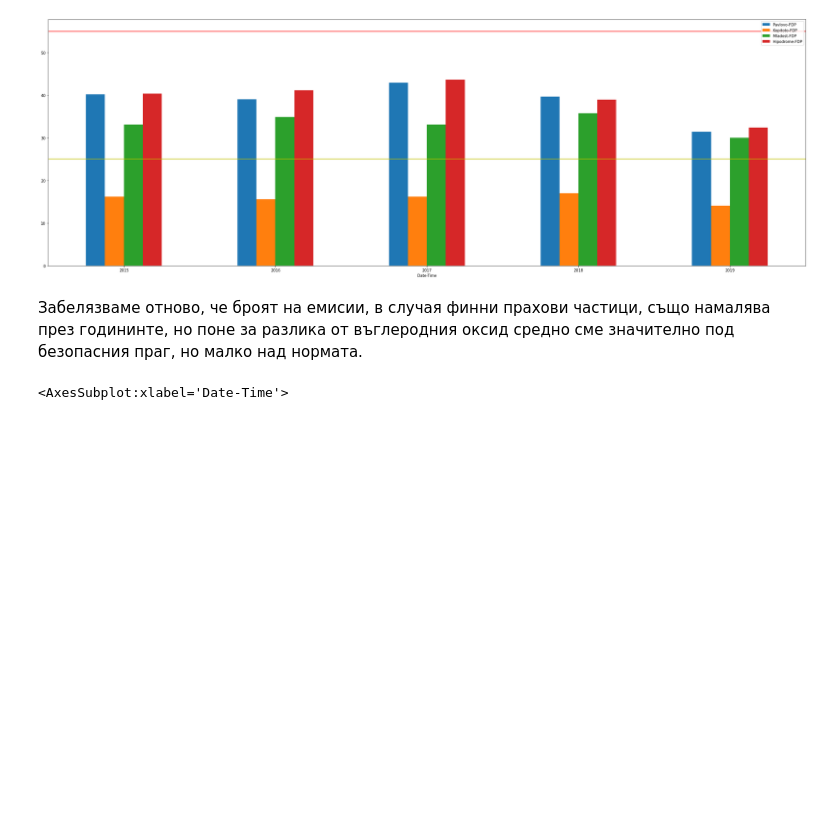
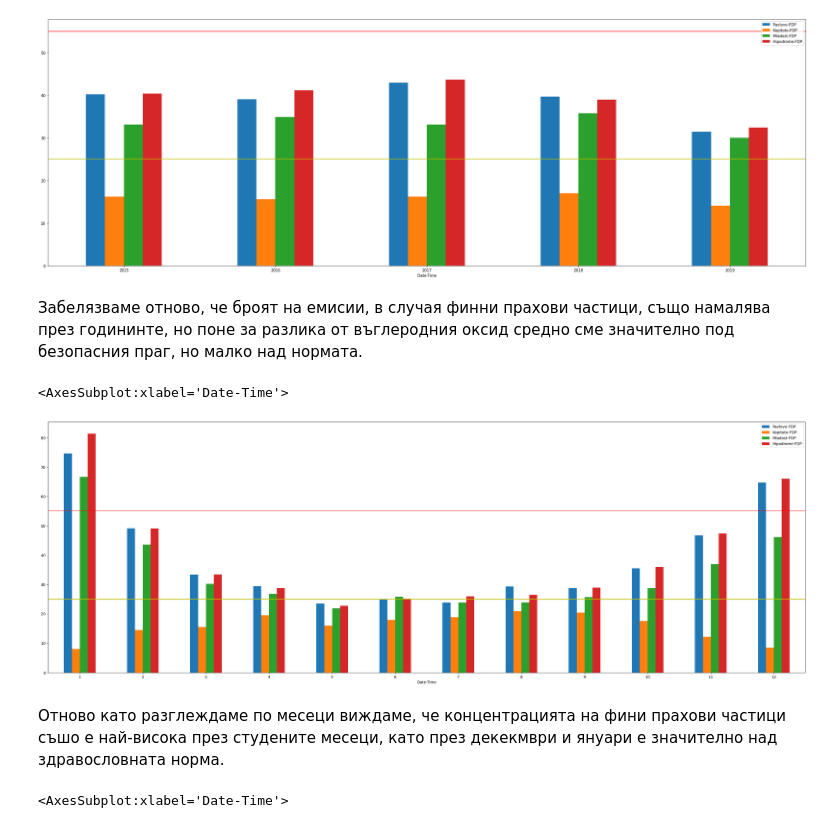
Before and after one commit to TsvetoslavVasev/BIgDataCourseProject, a Jupyter notebook: SofiaAirQuality.ipynb, the cells around one changed output. Saved outputs shown, nothing was run; the diff lists cells and outputs as text; code cells hidden in the pictures; blank space fills up the shorter version.

```diff
--- a/SofiaAirQuality.ipynb
+++ b/SofiaAirQuality.ipynb
@@ -545,6 +552,16 @@ air_quality_df.groupby(air_quality_df["Date-Time"].dt.year)["Pavlovo-FDP", "Kopi
 [figure]
 # %% [markdown]
 Забелязваме отново, че броят на емисии, в случая финни прахови частици, също намалява през годининте, но поне за разлика от въглеродния оксид средно сме значително под безопасния праг, но малко над нормата.
+# %%
+fig, axs = plt.subplots(figsize=(36, 12))
+plt.axhline(y=55, color='r', linestyle='-')
+plt.axhline(y=25, color='y', linestyle='-')
+air_quality_df.groupby(air_quality_df["Date-Time"].dt.month)["Pavlovo-FDP", "Kopitoto-FDP", "Mladost-FDP", "Hipodrome-FDP"].mean().plot(kind='bar', rot=0, ax=axs)
+# %% [output]
+<AxesSubplot:xlabel='Date-Time'>
+[figure, added]
+# %% [markdown]
+Отново като разглеждаме по месеци виждаме, че концентрацията на фини прахови частици съшо е най-висока през студените месеци, като през декекмври и януари е значително над здравословната норма.
 # %%
 
 fig, axs = plt.subplots(figsize=(36, 12))
```
Also changed, not shown: parts of 11 cells of this notebook, 1 other file.
